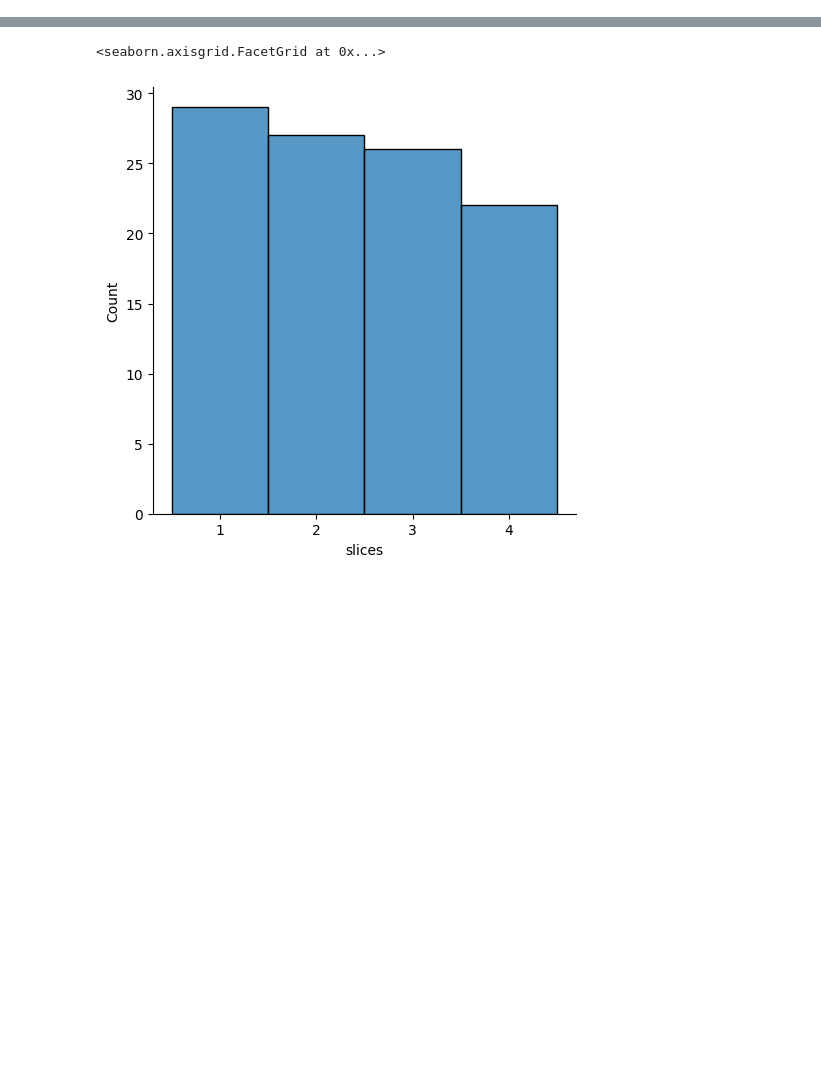
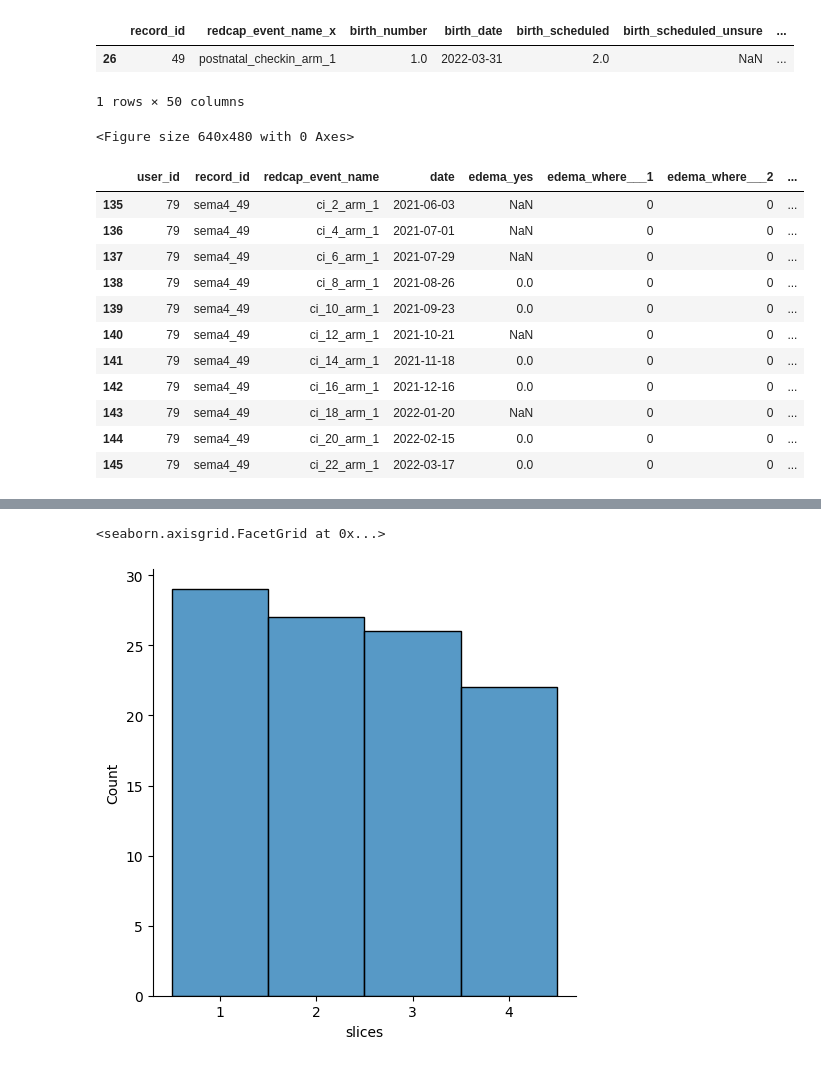
Before and after one commit to 7hestral/Rui-s_BUMP_code_dump, a Jupyter notebook: scratch.ipynb, the cells around one changed output, grey strips where cells are left out. Saved outputs shown, nothing was run; the diff lists cells and outputs as text; code cells hidden in the pictures; blank space fills up the shorter version.

```diff
--- a/scratch.ipynb
+++ b/scratch.ipynb
@@ -14,0 +16,9 @@ ModuleNotFoundError: No module named 'net'
+# %%
+# wave = 7
+# bucket = 'fouryouandme-study-data'
+# dfs = {}
+# key = f'bump/redcap/wave_{wave}/pitting_edema.csv.gz'
+# df_pitting_edema_cohort_2_only = pandas_from_csv_s3(bucket, key=key, compression='gzip')
+# dfs['pitting_edema'] = df_pitting_edema_cohort_2_only
+data = data_load(data_keys={'pitting_edema'}, wave=7)['pitting_edema']
+df_birth = data_load(data_keys={"birth"}, wave=5)['birth']
@@ -14,0 +42,63 @@ ModuleNotFoundError: No module named 'net'
+# %%
+df_birth[df_birth['user_id'] == 79]
+# %% [output]
+|  | record_id | redcap_event_name_x | birth_number | birth_date | birth_scheduled | birth_scheduled_unsure | ... |
+| 26 | 49 | postnatal_checkin_arm_1 | 1.0 | 2022-03-31 | 2.0 | NaN | ... |
+1 rows × 50 columns
+# %%
+
+all_data = None
+
+for u in data['user_id'].unique():
+    edema_csv_path = f'/mnt/results/edema_coarse_label/user_{u}_edema_coarse_label.csv'
+    if not os.path.exists(edema_csv_path):
+        #print("Empty Edema")
+        continue
+    edema_df = pd.read_csv(edema_csv_path).groupby("date", as_index = False).first()[['date', 'answer_text']]
+    pitting_edema_df = data[data['user_id'] == u][['date', 'pitting_edema']]
+    combined = pd.merge(edema_df, pitting_edema_df, how='left')
+    # combined_right = pd.merge(edema_df, pitting_edema_df, how='right')
+    # combined_right = combined_right.dropna()
+    # def add_username(date, username):
+    #     return str(date) + '_' + username
+
+    # if len(combined_right):
+    #     # Apply the custom function to modify the column
+    #     combined_right['date_username'] = combined_right.apply(lambda row: add_username(row['date'], str(u)), axis=1)
+    #     combined_right = combined_right.drop('date', axis=1)
+    #     # print(combined_right)
+    #     if all_data is None:
+    #         all_data = combined_right
+    #     else:
+    #         all_data = all_data.append(combined_right, ignore_index=True)
+    if combined['pitting_edema'].count():
+    # Reshape the DataFrame using melt()
+        melted_df = combined.melt(id_vars='date', var_name='y_label', value_name='y_value')
+
+        # Plot the values using sns.lineplot()
+        ax = sns.stripplot(data=melted_df, x='date', y='y_value', hue='y_label')
+        ax.xaxis.set_major_locator(mdates.MonthLocator(interval=2))
+        ax.figure.savefig((os.path.join('/', 'mnt', 'results', 'pitting_edema', f'{u}.png')))
+
+        ax.figure.clf()
+# melted_df = all_data.melt(id_vars='date_username', var_name='y_label', value_name='y_value')
+# icc = pg.intraclass_corr(data=melted_df, targets='date_username', raters='y_label', ratings='y_value')
+
+# icc.set_index('Type')
+# %% [output]
+<Figure size 640x480 with 0 Axes>
+# %%
+data[data['user_id'] == 79]
+# %% [output]
+|  | user_id | record_id | redcap_event_name | date | edema_yes | edema_where___1 | edema_where___2 | ... |
+| 135 | 79 | sema4_49 | ci_2_arm_1 | 2021-06-03 | NaN | 0 | 0 | ... |
+| 136 | 79 | sema4_49 | ci_4_arm_1 | 2021-07-01 | NaN | 0 | 0 | ... |
+| 137 | 79 | sema4_49 | ci_6_arm_1 | 2021-07-29 | NaN | 0 | 0 | ... |
+| 138 | 79 | sema4_49 | ci_8_arm_1 | 2021-08-26 | 0.0 | 0 | 0 | ... |
+| 139 | 79 | sema4_49 | ci_10_arm_1 | 2021-09-23 | 0.0 | 0 | 0 | ... |
+| 140 | 79 | sema4_49 | ci_12_arm_1 | 2021-10-21 | NaN | 0 | 0 | ... |
+| 141 | 79 | sema4_49 | ci_14_arm_1 | 2021-11-18 | 0.0 | 0 | 0 | ... |
+| 142 | 79 | sema4_49 | ci_16_arm_1 | 2021-12-16 | 0.0 | 0 | 0 | ... |
+| 143 | 79 | sema4_49 | ci_18_arm_1 | 2022-01-20 | NaN | 0 | 0 | ... |
+| 144 | 79 | sema4_49 | ci_20_arm_1 | 2022-02-15 | 0.0 | 0 | 0 | ... |
+| 145 | 79 | sema4_49 | ci_22_arm_1 | 2022-03-17 | 0.0 | 0 | 0 | ... |
```
Also changed, not shown: parts of 13 cells of this notebook, 9 other files.
